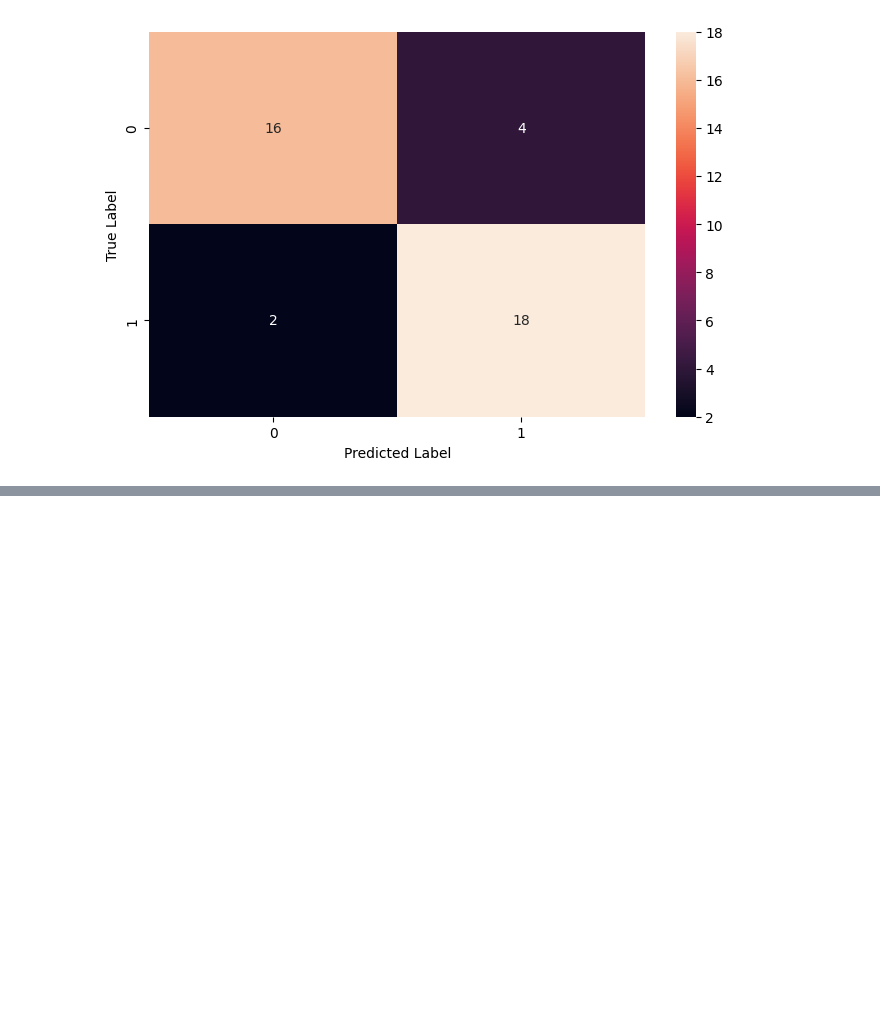
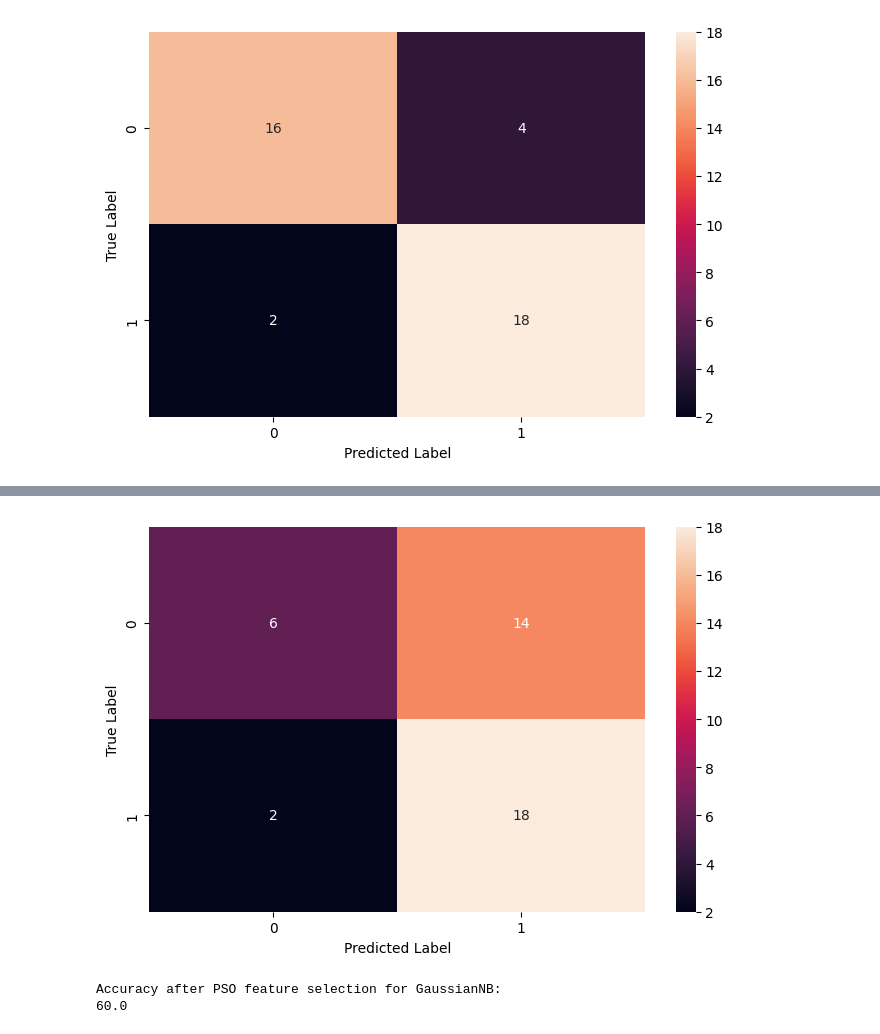
Before and after one commit to mahsyazeta/NBPSO, a Jupyter notebook: nbpso/pso_NB.ipynb, the cells around one changed output, grey strips where cells are left out. Saved outputs shown, nothing was run; the diff lists cells and outputs as text; code cells hidden in the pictures; blank space fills up the shorter version.

```diff
--- a/nbpso/pso_NB.ipynb
+++ b/nbpso/pso_NB.ipynb
@@ -210,0 +155,21 @@ accuracy after PSO feature selection :
+# %%
+#klasifikasi
+X_train_dense = X_train_selected.toarray()
+X_test_dense = X_test_selected.toarray()
+gnb_selected = GaussianNB()
+gnb_selected.fit(X_train_dense, y_train)
+predict_selected_gaussian = gnb_selected.predict(X_test_dense)
+# %%
+f, ax = plt.subplots(figsize=(8,5))
+sns.heatmap(confusion_matrix(y_test, predict_selected_gaussian), annot=True, fmt=".0f", ax=ax)
+plt.xlabel("Predicted Label")
+plt.ylabel("True Label")
+plt.show()
+# %% [output]
+[figure, added]
+# %%
+print('Accuracy after PSO feature selection for GaussianNB: ')
+print(accuracy_score(y_test, predict_selected_gaussian)*100)
+# %% [output]
+Accuracy after PSO feature selection for GaussianNB:
+60.0
```
Also changed, not shown: parts of 14 cells of this notebook.
